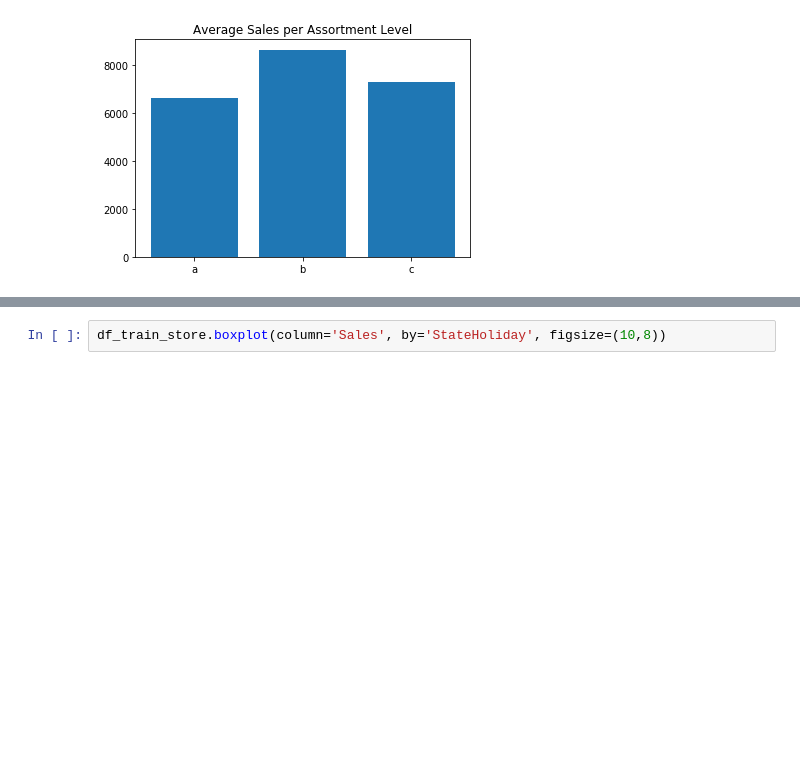
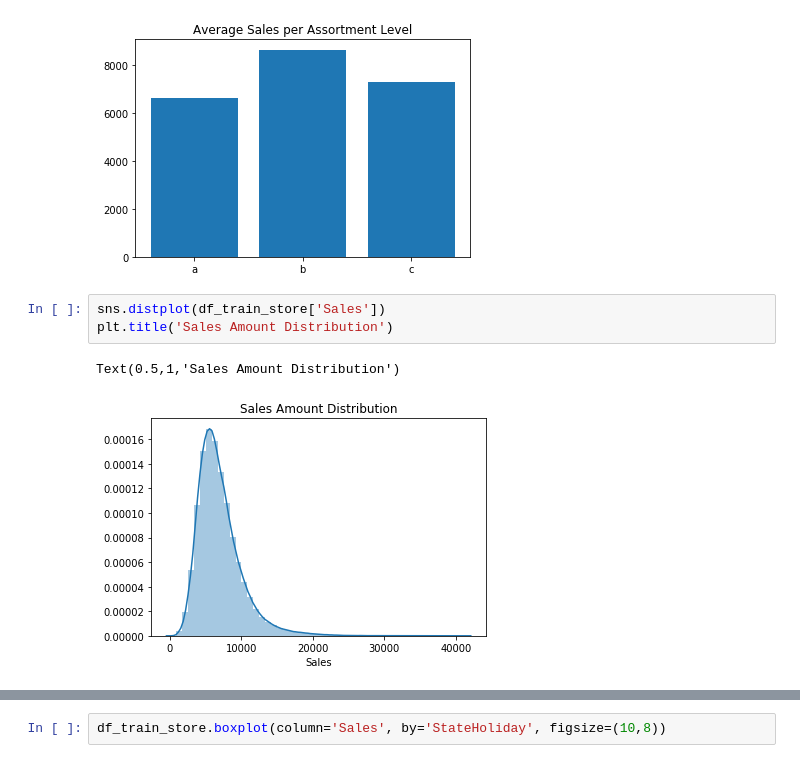
Before and after one commit to cuthlo/springboard, a Jupyter notebook: capstone_project2/EDA.ipynb, the cells around one changed output, grey strips where cells are left out. Cells and saved outputs as stored; diff of their text form; blank space fills up the shorter version.

```diff
--- a/capstone_project2/EDA.ipynb
+++ b/capstone_project2/EDA.ipynb
@@ -276,3 +276,9 @@ plt.title('Average Sales per Assortment Level')
 # %% [output]
 Text(0.5,1,'Average Sales per Assortment Level')
 [figure]
+# %%
+sns.distplot(df_train_store['Sales'])
+plt.title('Sales Amount Distribution')
+# %% [output]
+Text(0.5,1,'Sales Amount Distribution')
+[figure, added]
```
Also changed, not shown: parts of 8 cells of this notebook, 1 other file.
